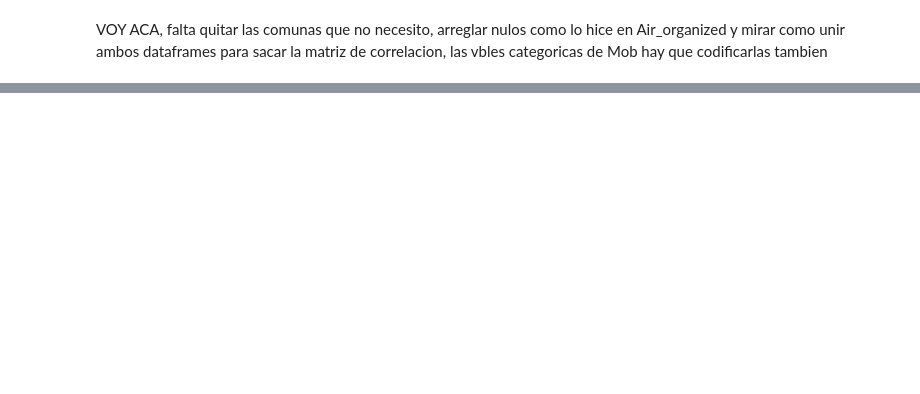
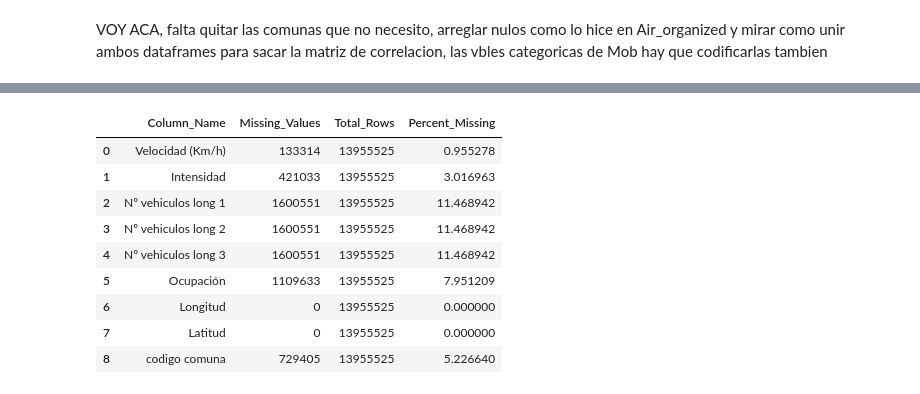
Before and after one commit to Matu10100/AirQuality_Prediction, a Jupyter notebook: Programacion/PreProcess_MobTrain.ipynb, the cells around one changed output, grey strips where cells are left out. Cells and saved outputs as stored; diff of their text form; code cells hidden in the pictures; blank space fills up the shorter version.

```diff
--- a/Programacion/PreProcess_MobTrain.ipynb
+++ b/Programacion/PreProcess_MobTrain.ipynb
@@ -148,0 +205,13 @@ plt.show()
+# %%
+missing_values(Mob)
+# %% [output]
+|  | Column_Name | Missing_Values | Total_Rows | Percent_Missing |
+| 0 | Velocidad (Km/h) | 133314 | 13955525 | 0.955278 |
+| 1 | Intensidad | 421033 | 13955525 | 3.016963 |
+| 2 | Nº vehiculos long 1 | 1600551 | 13955525 | 11.468942 |
+| 3 | Nº vehiculos long 2 | 1600551 | 13955525 | 11.468942 |
+| 4 | Nº vehiculos long 3 | 1600551 | 13955525 | 11.468942 |
+| 5 | Ocupación | 1109633 | 13955525 | 7.951209 |
+| 6 | Longitud | 0 | 13955525 | 0.000000 |
+| 7 | Latitud | 0 | 13955525 | 0.000000 |
+| 8 | codigo comuna | 729405 | 13955525 | 5.226640 |
```
Also changed, not shown: parts of 14 cells of this notebook, 3 other files.
